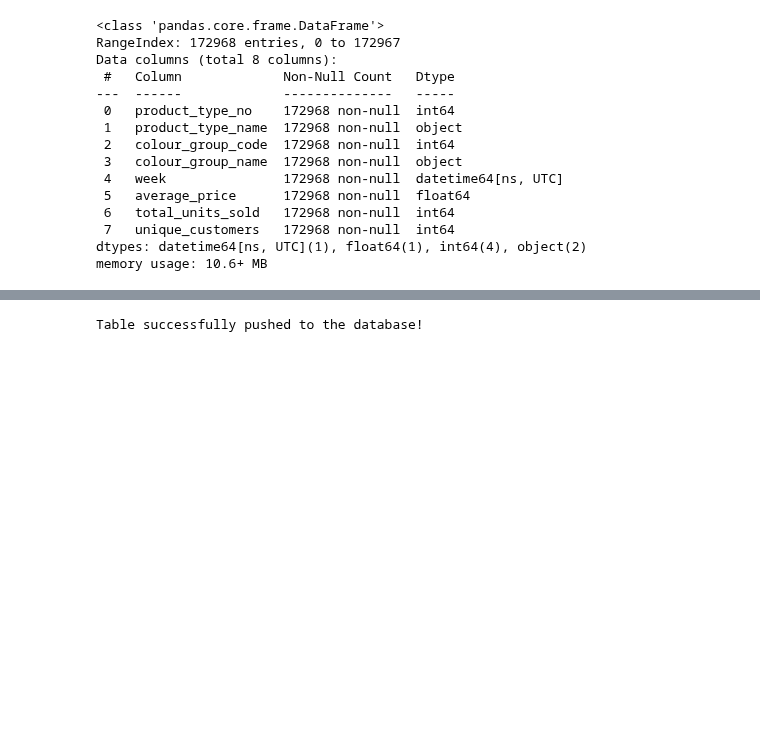
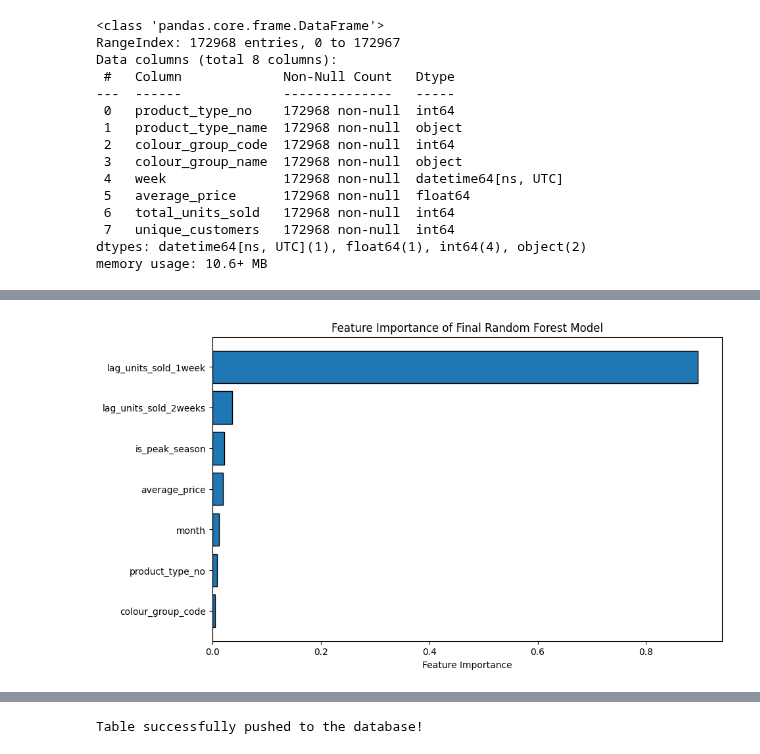
Before and after one commit to Barstov-Industries/Capstone, a Jupyter notebook: prediction_model.ipynb, the cells around one changed output, grey strips where cells are left out. Cells and saved outputs as stored; diff of their text form; code cells hidden in the pictures; blank space fills up the shorter version.

```diff
--- a/prediction_model.ipynb
+++ b/prediction_model.ipynb
@@ -358,3 +393,33 @@ Total Actual Units Sold (Test Period): 234985
+# %%
+import matplotlib.pyplot as plt
+import pandas as pd
+
+# Assuming `model_rf` is the final RandomForestRegressor model trained on the original features
+
+# Extract feature importances from the model
+feature_importances = model_rf.feature_importances_
+
+# Define the feature names (these should match the columns used in training)
+feature_labels = [
+    'product_type_no', 'colour_group_code', 'average_price',
+    'lag_units_sold_1week', 'lag_units_sold_2weeks', 'month', 'is_peak_season'
+]
+
+# Create a DataFrame to hold feature importance values for easy plotting
+importance_df = pd.DataFrame({
+    'Feature': feature_labels,
+    'Importance': feature_importances
+}).sort_values(by='Importance', ascending=False)
+
+# Plot the feature importances
+plt.figure(figsize=(10, 6))
+plt.barh(importance_df['Feature'], importance_df['Importance'], edgecolor='black')
+plt.xlabel("Feature Importance")
+plt.title("Feature Importance of Final Random Forest Model")
+plt.gca().invert_yaxis()  # Highest importance at the top
+plt.show()
+# %% [output]
+[figure, added]
 # %%
 # Initialize an empty DataFrame to store predictions for each future week
 future_predictions = pd.DataFrame()
```
Also changed, not shown: parts of 3 cells of this notebook.
